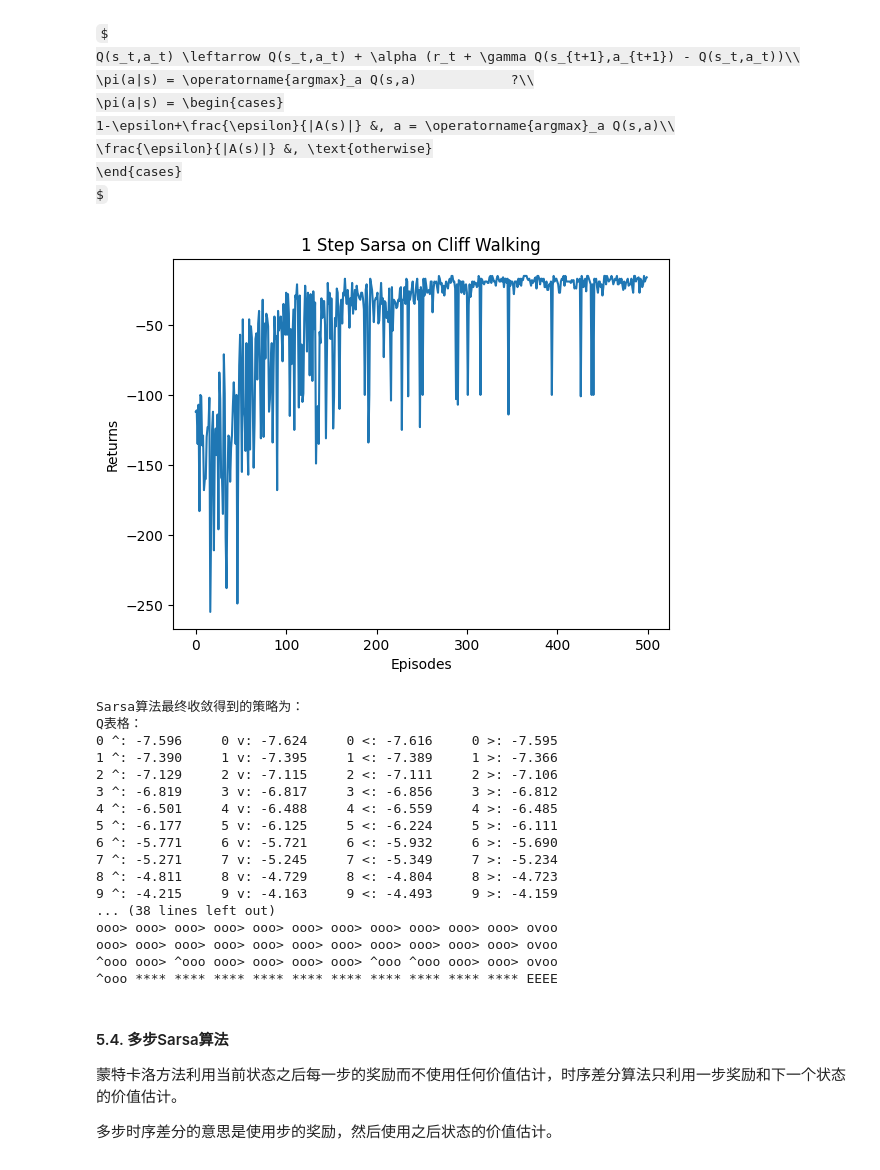
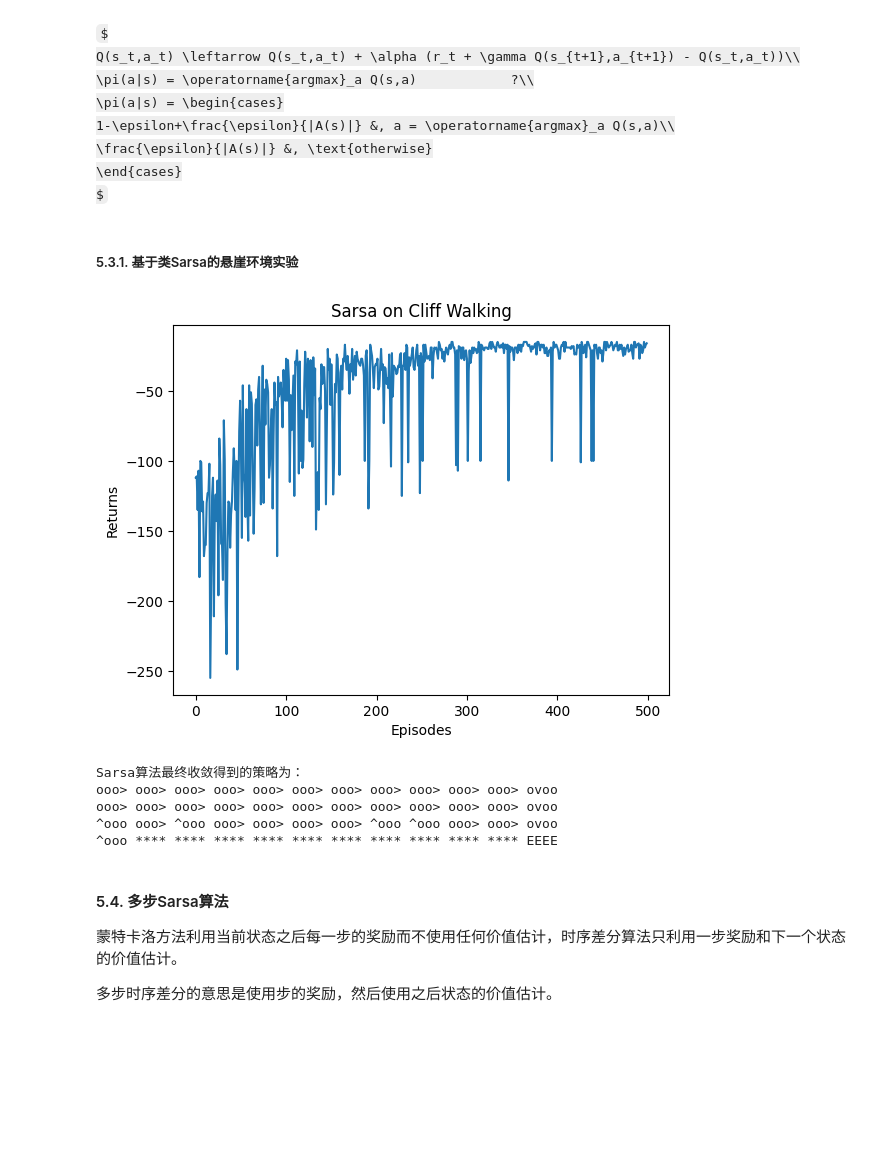
Before and after one commit to lanceyliao/Hands-on-RL, a Jupyter notebook: 合集.ipynb, the cells around one changed output. Drawn from its saved outputs; the diff is of its cells as text; code cells hidden in the pictures; some formulas as TeX source; blank space fills up the shorter version.

```diff
--- a/合集.ipynb
+++ b/合集.ipynb
@@ -1327,20 +1300,25 @@ class Sarsa:
 
     ## 增量更新动作价值函数，对应相应的公式
     def update(self, s0, a0, r, s1, a1, done):
+        '''
+        基于Q、r、Q‘(a')，更新Q
+        '''
         td_error = r + self.gamma * self.Q_table[s1, a1] - self.Q_table[s0, a0]  ## 算时序差分的
         self.Q_table[s0, a0] += self.alpha * td_error  ##  更新动作价值函数
+# %% [markdown]
+##### 5.3.1. 基于类Sarsa的悬崖环境实验
 # %%
 ncol = 12  ##  列
 nrow = 4  ##  行
 env = CliffWalkingEnv(ncol, nrow)  ##  实例化悬崖环境 env
-np.random.seed(0)  ##  给定随机数种子，方便复现内容的
 epsilon = 0.1  ##  ε的值指定是 0.1
 alpha = 0.1  ##  α的值初始化是 0.1
 gamma = 0.9  ##  γ的值初始化是 0.9
 agent = Sarsa(ncol, nrow, epsilon, alpha, gamma)  ##  实例化sarsa
 
 
-def plot_sarsa(agent, num_episodes=500):  # 智能体在环境中运行的序列的数量
+def plot_agent(agent, num_episodes=500):  # 智能体在环境中运行的序列的数量
+    np.random.seed(0) # 注意每次生成随机数，过程一定，但依次取。因此每次运行函数需要重新设置。
     return_list = []  # 记录每一条序列的回报
     for i in range(10):  # 显示10个进度条
         # tqdm的进度条功能
@@ -1348,15 +1326,24 @@ def plot_sarsa(agent, num_episodes=500):  # 智能体在环境中运行的序列
             for i_episode in range(num_episodes // 10):  # 每个进度条的序列数
                 episode_return = 0  ##  序列返回值
                 s = env.reset()  ##  初始化环境，并给出初始状态 s
-                a = agent.take_action(s)  ##  智能体采取动作，拿到初始动作actioin
+                if 'Sarsa' in agent.__class__.__name__:  ##  如果是sarsa的话
+                    a = agent.take_action(s)  ##  智能体采取动作，拿到初始动作actioin
                 done = False  ##  是否终止的
                 while not done:  ##  没有终止就执行
+                    if 'Sarsa' not in agent.__class__.__name__:
+                        a = agent.take_action(s)  ##  智能体采取动作，拿到初始动作actioin
                     s_, r, done = env.step(a)  ## 智能体前进一步，拿到下一个状态、奖励，是否终止的
-                    a_ = agent.take_action(s_)  ## 智能体使用ε-贪婪策略选择动作 a_
+                    # 累加回报
                     episode_return += r  # 这里回报的计算不进行折扣因子衰减
-                    agent.update(s, a, r, s_, a_, done)  ##  增量更新动作价值函数
+                    # 更新状态和动作
+                    if 'Sarsa' in agent.__class__.__name__:
+                        a_ = agent.take_action(s_)  ## 智能体使用ε-贪婪策略选择动作 a_
+                        agent.update(s, a, r, s_, a_, done)  ##  增量更新动作价值函数
+                        a = a_  ## 赋值给后续的动作
+                    else:
+                        # 更新Q表
+                        agent.update(s, a, r, s_)
                     s = s_  ## 赋值给当前状态
-                    a = a_  ## 赋值给后续的动作
                 return_list.append(episode_return)
                 if (i_episode + 1) % 10 == 0:  # 每10条序列打印一下这10条序列的平均回报
                     pbar.set_postfix({
@@ -1367,45 +1354,45 @@ def plot_sarsa(agent, num_episodes=500):  # 智能体在环境中运行的序列
 
     episodes_list = list(range(len(return_list)))
     plt.plot(episodes_list, return_list)
     plt.xlabel('Episodes')
     plt.ylabel('Returns')
-    plt.title(f'{agent.n} Step Sarsa on Cliff Walking')
+    plt.title(f'{agent.__class__.__name__} on Cliff Walking')
     plt.show()
 
 
-plot_sarsa(agent)
+plot_agent(agent)
 
 # Iteration 0: 100%|██████████| 50/50 [00:00<00:00, 1206.19it/s, episode=50,
 # return=-119.400]
 # Iteration 1: 100%|██████████| 50/50 [00:00<00:00, 1379.84it/s, episode=100,
 # return=-63.000]
 # Iteration 2: 100%|██████████| 50/50 [00:00<00:00, 2225.14it/s, episode=150,
 # return=-51.200]
 # Iteration 3: 100%|██████████| 50/50 [00:00<00:00, 2786.80it/s, episode=200,
 # return=-48.100]
 # Iteration 4: 100%|██████████| 50/50 [00:00<00:00, 1705.21it/s, episode=250,
 # return=-35.700]
 # Iteration 5: 100%|██████████| 50/50 [00:00<00:00, 3393.12it/s, episode=300,
 # return=-29.900]
 # Iteration 6: 100%|██████████| 50/50 [00:00<00:00, 3694.32it/s, episode=350,
 # return=-28.300]
 # Iteration 7: 100%|██████████| 50/50 [00:00<00:00, 3705.87it/s, episode=400,
 # return=-27.700]
 # Iteration 8: 100%|██████████| 50/50 [00:00<00:00, 4115.61it/s, episode=450,
 # return=-28.500]
 # Iteration 9: 100%|██████████| 50/50 [00:00<00:00, 3423.20it/s, episode=500,
 # return=-18.900]
 # %% [output]
-[figure, old version]
+[figure, new version]
 # %%
 def print_agent(agent, env, action_meaning, disaster=[], end=[]):
-    print("Q表格：")
-    for r in range(env.nrow):
-        for c in range(env.ncol):
-            s = r * env.ncol + c
-            for a in range(4):
-                print(f'{s} {action_meaning[a]}: {agent.Q_table[s, a]:6.3f}', end='\t')
-            print()
+    # print("Q表格：")
+    # for r in range(env.nrow):
+    #     for c in range(env.ncol):
+    #         s = r * env.ncol + c
+    #         for a in range(4):
+    #             print(f'{s} {action_meaning[a]}: {agent.Q_table[s, a]:6.3f}', end='\t')
+    #         print()
 
     for i in range(env.nrow):
         for j in range(env.ncol):
@@ -1434,18 +1421,6 @@ print_agent(agent, env, action_meaning, list(range(37, 47)), [47])
 # ^ooo **** **** **** **** **** **** **** **** **** **** EEEE
 # %% [output]
 Sarsa算法最终收敛得到的策略为：
-Q表格：
-0 ^: -7.596     0 v: -7.624     0 <: -7.616     0 >: -7.595
-1 ^: -7.390     1 v: -7.395     1 <: -7.389     1 >: -7.366
-2 ^: -7.129     2 v: -7.115     2 <: -7.111     2 >: -7.106
-3 ^: -6.819     3 v: -6.817     3 <: -6.856     3 >: -6.812
-4 ^: -6.501     4 v: -6.488     4 <: -6.559     4 >: -6.485
-5 ^: -6.177     5 v: -6.125     5 <: -6.224     5 >: -6.111
-6 ^: -5.771     6 v: -5.721     6 <: -5.932     6 >: -5.690
-7 ^: -5.271     7 v: -5.245     7 <: -5.349     7 >: -5.234
-8 ^: -4.811     8 v: -4.729     8 <: -4.804     8 >: -4.723
-9 ^: -4.215     9 v: -4.163     9 <: -4.493     9 >: -4.159
-... (38 lines left out)
 ooo> ooo> ooo> ooo> ooo> ooo> ooo> ooo> ooo> ooo> ooo> ovoo
 ooo> ooo> ooo> ooo> ooo> ooo> ooo> ooo> ooo> ooo> ooo> ovoo
 ^ooo ooo> ^ooo ooo> ooo> ooo> ooo> ^ooo ^ooo ooo> ooo> ovoo
```
Also changed, not shown: parts of 20 cells of this notebook, 2 other files.
